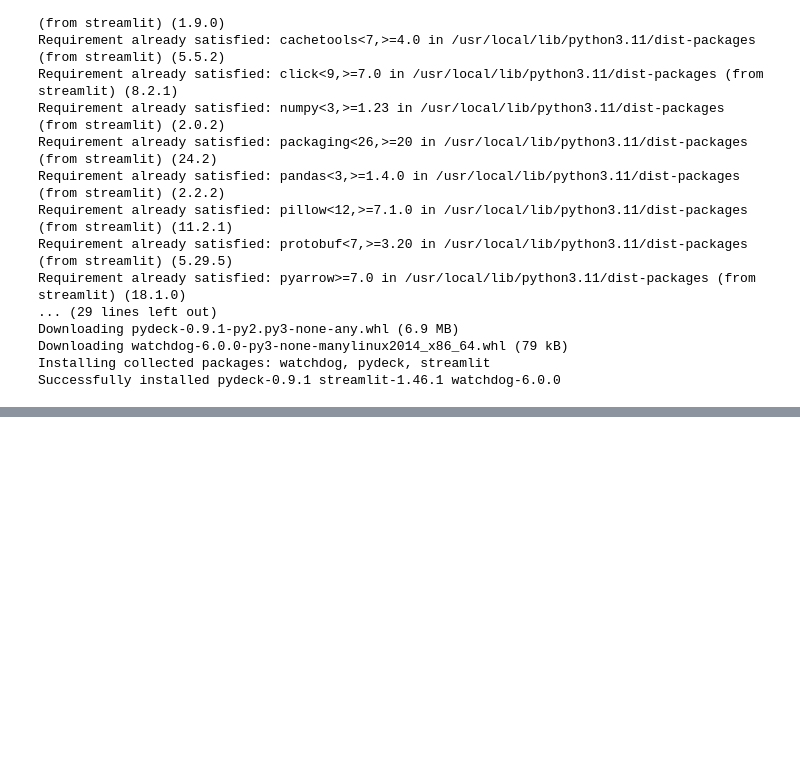
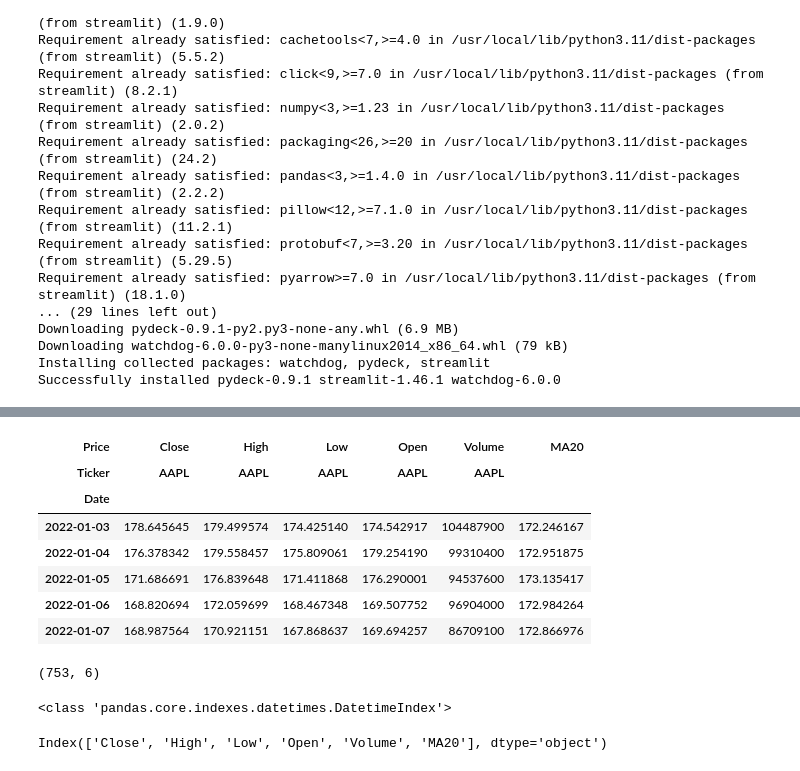
Before and after one commit to ezNobson/Financial-Data-Dashboard, a Jupyter notebook: Financial_data_dashboard.ipynb, the cells around one changed output, grey strips where cells are left out. Saved outputs shown, nothing was run; the diff lists cells and outputs as text; code cells hidden in the pictures; blank space fills up the shorter version.

```diff
--- a/Financial_data_dashboard.ipynb
+++ b/Financial_data_dashboard.ipynb
@@ -28,0 +73,28 @@ import plotly.graph_objects as go
+# %%
+#Adding moving average to reduce noise
+data['MA20'] = data['Close'].rolling(window=20).mean()
+# Filtering
+filtered = data.loc['2022-01-01':'2024-12-31']
+filtered.head()
+# %% [output]
+| Price | Close | High | Low | Open | Volume | MA20 |
+| Ticker | AAPL | AAPL | AAPL | AAPL | AAPL |  |
+| Date |  |  |  |  |  |  |
+| 2022-01-03 | 178.645645 | 179.499574 | 174.425140 | 174.542917 | 104487900 | 172.246167 |
+| 2022-01-04 | 176.378342 | 179.558457 | 175.809061 | 179.254190 | 99310400 | 172.951875 |
+| 2022-01-05 | 171.686691 | 176.839648 | 171.411868 | 176.290001 | 94537600 | 173.135417 |
+| 2022-01-06 | 168.820694 | 172.059699 | 168.467348 | 169.507752 | 96904000 | 172.984264 |
+| 2022-01-07 | 168.987564 | 170.921151 | 167.868637 | 169.694257 | 86709100 | 172.866976 |
+# %%
+filtered.shape
+# %% [output]
+(753, 6)
+# %%
+print(type(filtered.index))
+# %% [output]
+<class 'pandas.core.indexes.datetimes.DatetimeIndex'>
+# %%
+filtered.columns = [col[0] if col[1] == '' else f"{col[0]}" for col in filtered.columns]
+print(filtered.columns)
+# %% [output]
+Index(['Close', 'High', 'Low', 'Open', 'Volume', 'MA20'], dtype='object')
```
Also changed, not shown: parts of 5 cells of this notebook.
